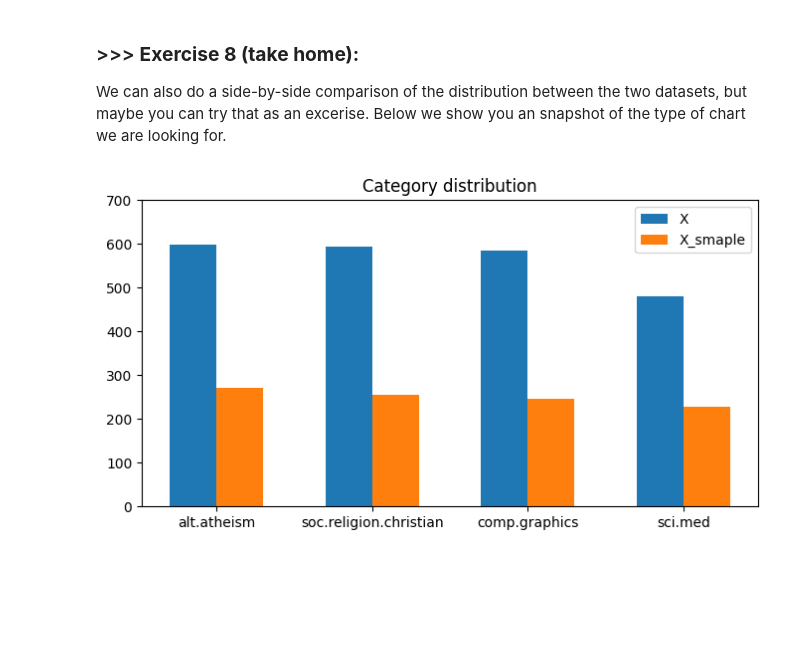
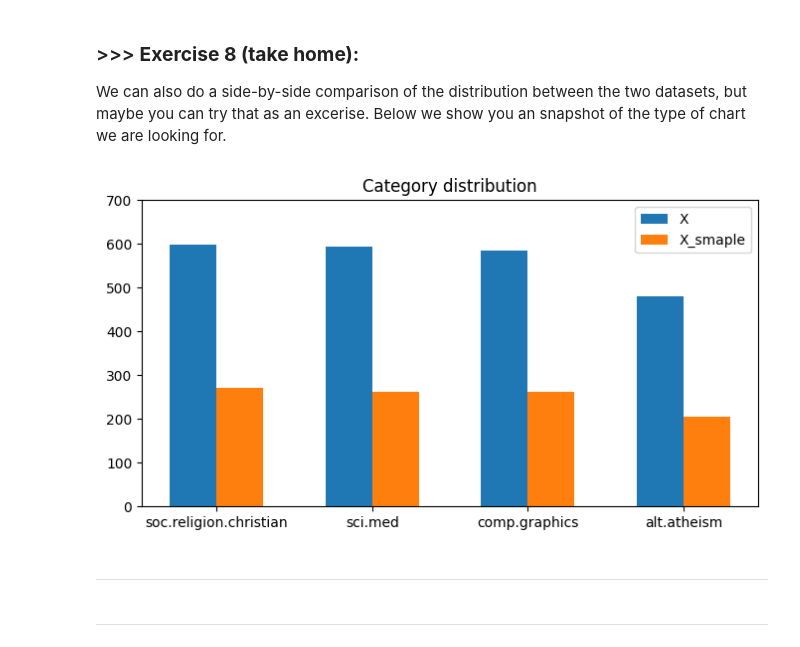
Before and after one commit to Big-problem/DM2024-Lab1-Homework, a Jupyter notebook: DM2024-Lab1-Homework.ipynb, the cells around one changed output. Saved outputs shown, nothing was run; the diff lists cells and outputs as text; code cells hidden in the pictures; blank space fills up the shorter version.

```diff
--- a/DM2024-Lab1-Homework.ipynb
+++ b/DM2024-Lab1-Homework.ipynb
@@ -147,16 +154,20 @@ X_sample
 ### >>> **Exercise 8 (take home):**
 We can also do a side-by-side comparison of the distribution between the two datasets, but maybe you can try that as an excerise. Below we show you an snapshot of the type of chart we are looking for.
 # %%
+l1, l2, l3 = [0,1,2,3], [0.3,1.3,2.3,3.3], [0.15,1.15,2.15,3.15]
+categories.sort(key = lambda x : X_sample.category_name.value_counts()[x], reverse=True)
+
 plt.figure(figsize=(8, 4))
-l1, l2, l3 = [0,1,2,3], [0.3,1.3,2.3,3.3], [0.15,1.15,2.15,3.15]
 plt.bar(l1, X.category_name.value_counts(), 0.3, label = 'X')
 plt.bar(l2, X_sample.category_name.value_counts(), 0.3, label = 'X_smaple')
 
 plt.title('Category distribution')
 plt.xticks(ticks=l3, labels=categories, rotation=0, ha='center')
 plt.ylim(0, 700)
 plt.legend()
 
 plt.show()
 # %% [output]
-[figure, old version]
+[figure, new version]
+# %% [markdown]
+---
@@ -162,0 +181,2 @@ plt.show()
+# %% [markdown]
+---
```
Also changed, not shown: parts of 21 cells of this notebook.
